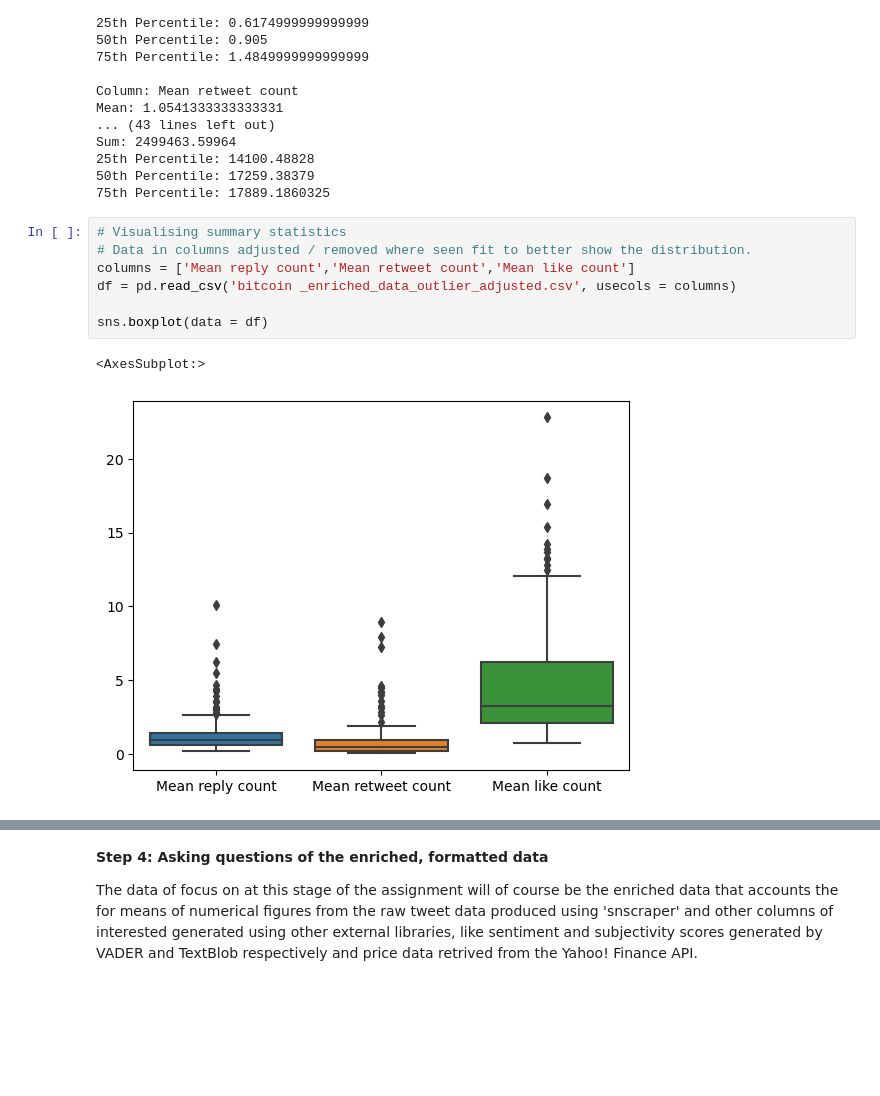
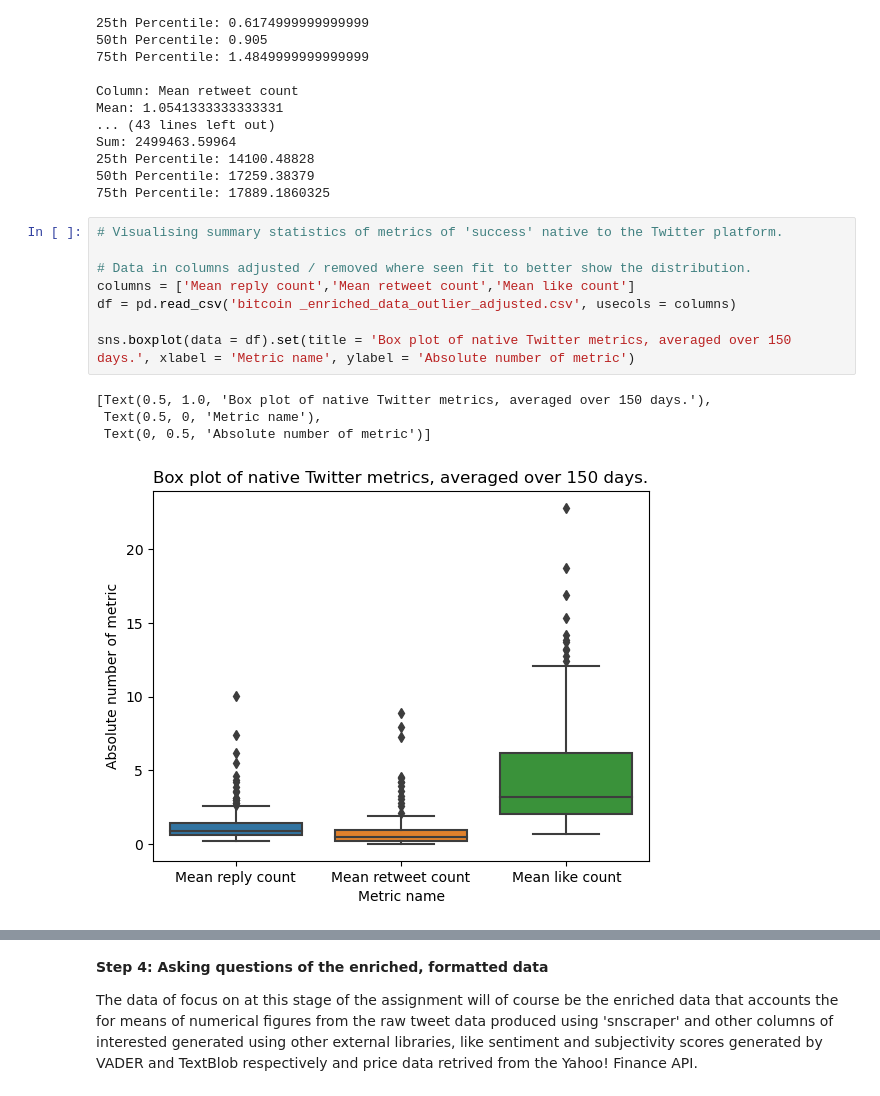
Before and after one commit to MurasatoNaoya/Proof-of-Concept-Banking-System-and-BTC-Market-Price-Tracking-Sentiment-Analysis-Projects, a Jupyter notebook: Courseworks/Part 2/SDPA_p2.ipynb, the cells around one changed output, grey strips where cells are left out. Drawn from its saved outputs; the diff is of its cells as text; blank space fills up the shorter version.

Commit message:
Update SDPA_p2.ipynb
Adding additional sub question to Question 1, added interpretation to Question 3. Added titles to all graphs.

```diff
--- a/Courseworks/Part 2/SDPA_p2.ipynb
+++ b/Courseworks/Part 2/SDPA_p2.ipynb
@@ -324,13 +324,16 @@ Sum: 2499463.59964
 50th Percentile: 17259.38379
 75th Percentile: 17889.1860325
 # %%
-# Visualising summary statistics
+# Visualising summary statistics of metrics of 'success' native to the Twitter platform.
+
 # Data in columns adjusted / removed where seen fit to better show the distribution.
 columns = ['Mean reply count','Mean retweet count','Mean like count']
 df = pd.read_csv('bitcoin _enriched_data_outlier_adjusted.csv', usecols = columns)
 
-sns.boxplot(data = df)
+sns.boxplot(data = df).set(title = 'Box plot of native Twitter metrics, averaged over 150 days.', xlabel = 'Metric name', ylabel = 'Absolute number of metric')
 # %% [output]
-<AxesSubplot:>
+[Text(0.5, 1.0, 'Box plot of native Twitter metrics, averaged over 150 days.'),
+ Text(0.5, 0, 'Metric name'),
+ Text(0, 0.5, 'Absolute number of metric')]
-[figure, old version]
+[figure, new version]
 # %%
```
Also changed, not shown: parts of 30 cells of this notebook.
